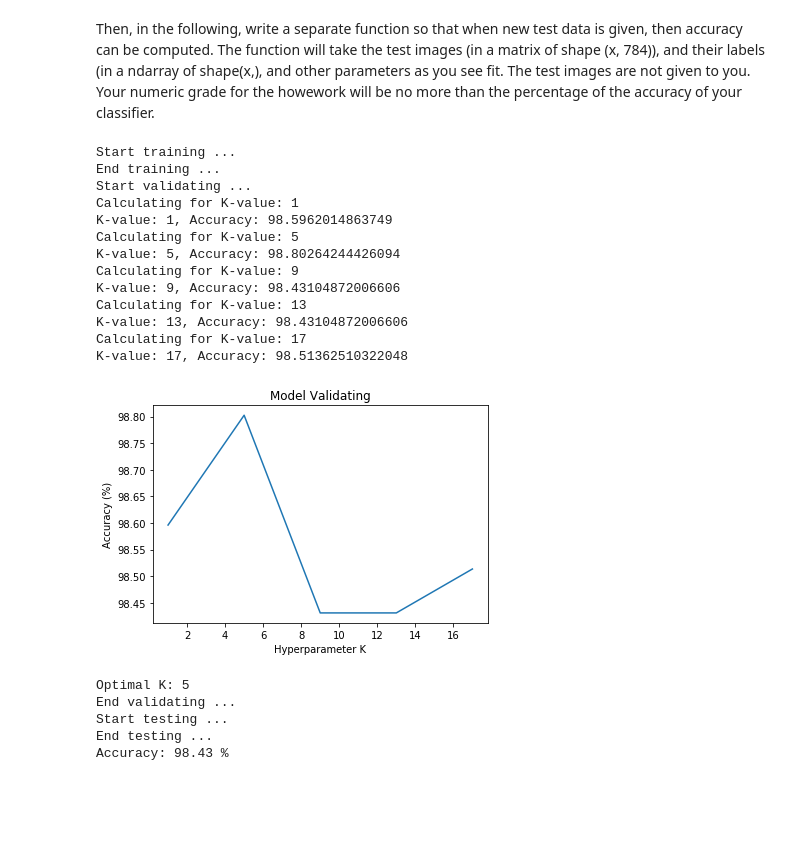
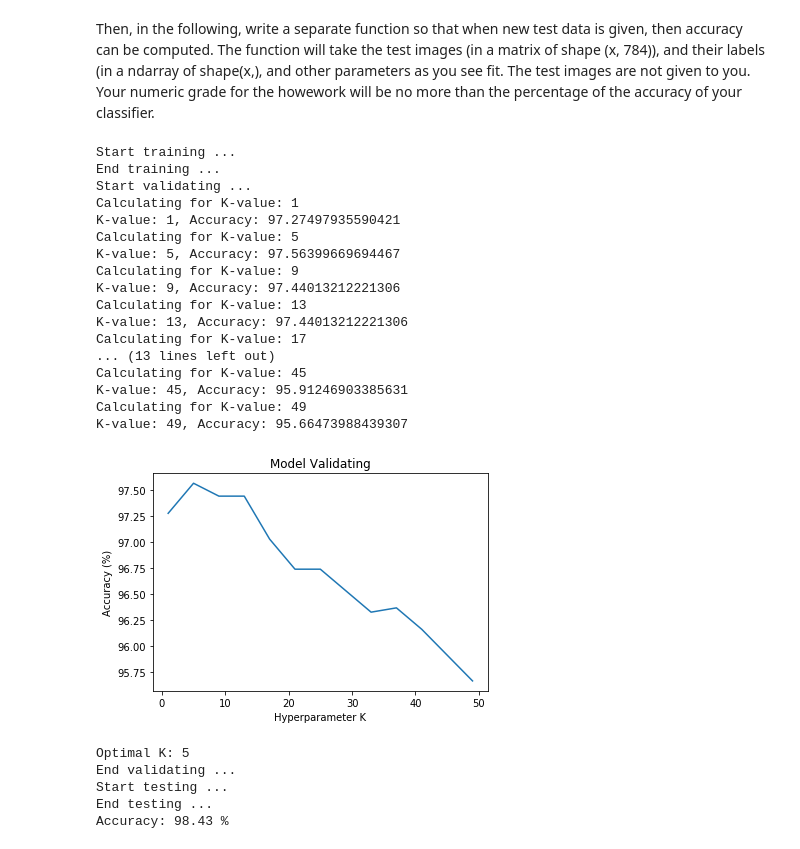
Before and after one commit to ashokstha/Data_Mining, a Jupyter notebook: Homework 4_1.ipynb, the cells around one changed output. Cells and saved outputs as stored; diff of their text form; code cells hidden in the pictures; blank space fills up the shorter version.

Commit message:
training sample decreased for model validation to decrease processing time. Kept original training sample for testing purpose.

```diff
--- a/Homework 4_1.ipynb
+++ b/Homework 4_1.ipynb
@@ -79,7 +79,7 @@ class KNN(object):
         return accuracy_score(y_test, predictions) * 100
 
     def validate(self, X_validate, y_validate):
-        k_range = 20
+        k_range = 50
         accuracy = []
         max_accuracy = 0
         optimal_k = 1
@@ -116,6 +116,12 @@ from skimage import img_as_float
 train_img = img_as_float(train_img)
 valid_img = img_as_float(valid_img)
 
+#-------------------------- Decrease training sample --------------------------
+train_img_small = train_img[3500:4500]
+train_lbl_small = train_lbl[3500:4500]
+#----------------------------- Training sample --------------------------
+
+
 from sklearn.preprocessing import StandardScaler
 scaler = StandardScaler()
 
@@ -124,6 +130,7 @@ scaler.fit(train_img)
 
 # Apply transform to both the training set and the test set.
 train_img = scaler.transform(train_img)
+train_img_small = scaler.transform(train_img_small)
 valid_img = scaler.transform(valid_img)
 
 from sklearn.decomposition import PCA
@@ -132,6 +139,7 @@ from sklearn.decomposition import PCA
 pca = PCA(.85)
 pca.fit(train_img)
 train_img = pca.transform(train_img)
+train_img_small = pca.transform(train_img_small)
 valid_img = pca.transform(valid_img)
 
 #------------------------------ end PCA --------------------------------
@@ -140,41 +148,45 @@ def binaryClassify(test_img, test_lbl):
 
     #----------- PCA test imgage --------------
     test_img = img_as_float(test_img)
     test_img = scaler.transform(test_img)
     test_img = pca.transform(test_img)
     #-------------- PCA end -------------------
 
     a = KNN()
     print("Start training ...")
-    a.train(train_img, train_lbl)
+    a.train(train_img_small, train_lbl_small)
     print("End training ...")
     print("Start validating ...")
     k = a.validate(valid_img, valid_lbl)
-    #k = 5
     print("Optimal K: {0}".format(k))
     print("End validating ...")
     print("Start testing ... ")
+    a.train(train_img, train_lbl)
     accuracy = a.report(test_img, test_lbl, k)
     print("End testing ...")
     print("Accuracy: {0:.2f} %".format(accuracy))
 
 
 binaryClassify(test_img, test_lbl)
 # %% [output]
 Start training ...
 End training ...
 Start validating ...
 Calculating for K-value: 1
-K-value: 1, Accuracy: 98.5962014863749
+K-value: 1, Accuracy: 97.27497935590421
 Calculating for K-value: 5
-K-value: 5, Accuracy: 98.80264244426094
+K-value: 5, Accuracy: 97.56399669694467
 Calculating for K-value: 9
-K-value: 9, Accuracy: 98.43104872006606
+K-value: 9, Accuracy: 97.44013212221306
 Calculating for K-value: 13
-K-value: 13, Accuracy: 98.43104872006606
+K-value: 13, Accuracy: 97.44013212221306
 Calculating for K-value: 17
-K-value: 17, Accuracy: 98.51362510322048
+... (13 lines left out)
+Calculating for K-value: 45
+K-value: 45, Accuracy: 95.91246903385631
+Calculating for K-value: 49
+K-value: 49, Accuracy: 95.66473988439307
-[figure, old version]
+[figure, new version]
 Optimal K: 5
 End validating ...
 Start testing ...
```
